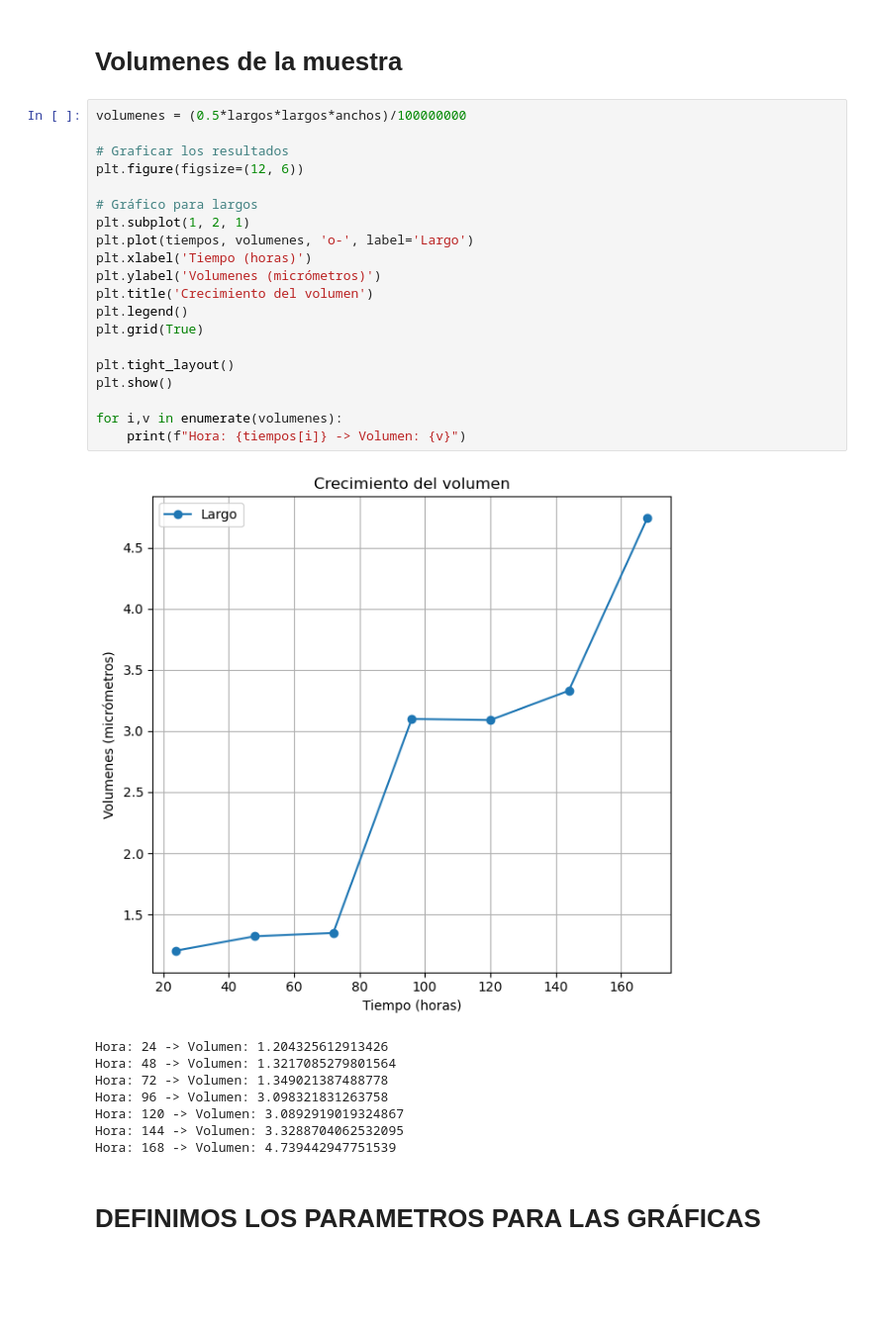
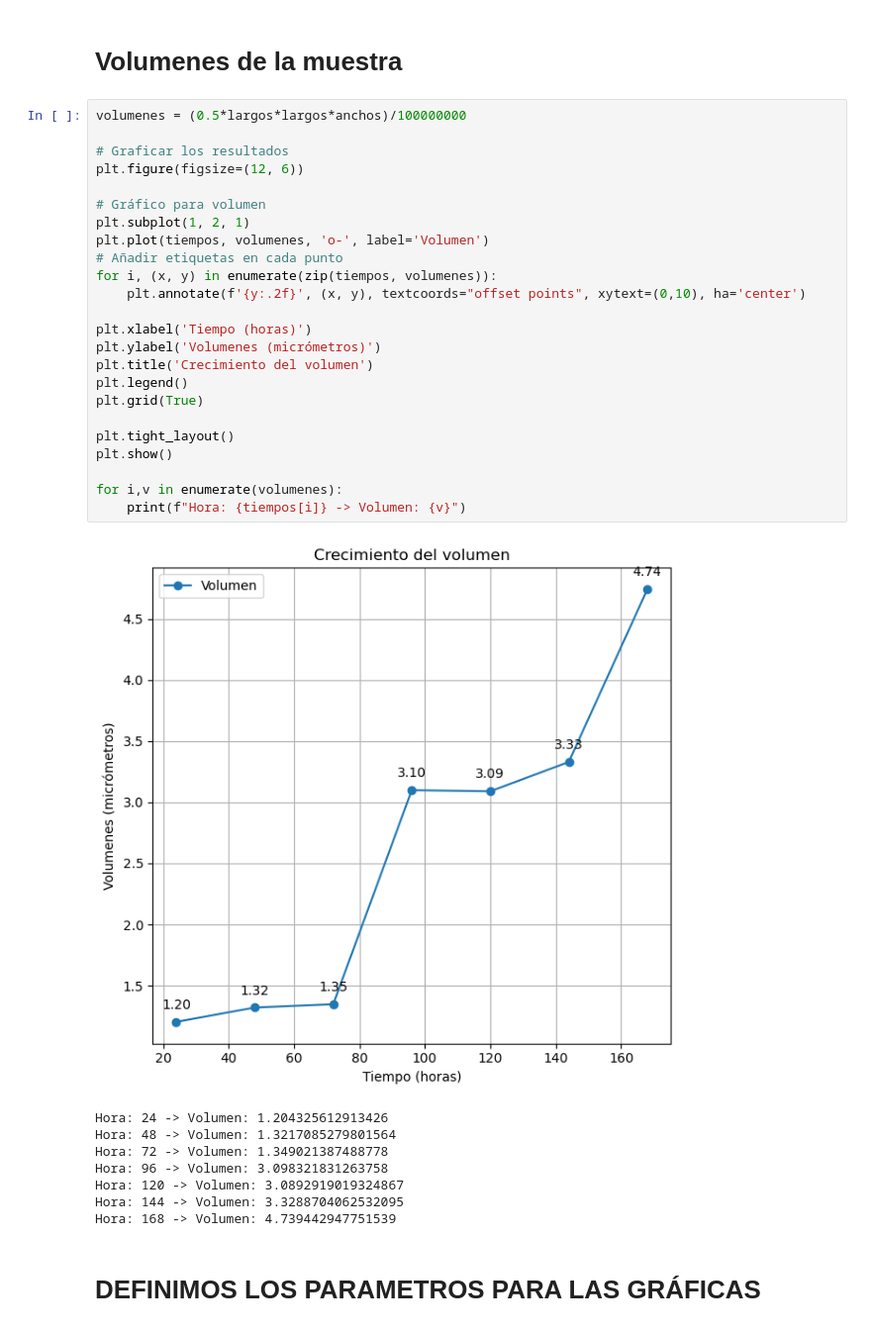
Before and after one commit to AdairPonceuwu/SferoidAnalisis, a Jupyter notebook: Crecimeinto_Esteroides.ipynb, the cells around one changed output. Shown: that part at 99% size. Cells and saved outputs as stored; diff of their text form; blank space fills up the shorter version.

Commit message:
Modificando gráfica de volumen

```diff
--- a/Crecimeinto_Esteroides.ipynb
+++ b/Crecimeinto_Esteroides.ipynb
@@ -141,25 +141,29 @@ Tiempo: 168 horas -> Largo: 1072.30 µm, Ancho: 824.37 µm
 # %%
 volumenes = (0.5*largos*largos*anchos)/100000000
 
 # Graficar los resultados
 plt.figure(figsize=(12, 6))
 
-# Gráfico para largos
+# Gráfico para volumen
 plt.subplot(1, 2, 1)
-plt.plot(tiempos, volumenes, 'o-', label='Largo')
+plt.plot(tiempos, volumenes, 'o-', label='Volumen')
+# Añadir etiquetas en cada punto
+for i, (x, y) in enumerate(zip(tiempos, volumenes)):
+    plt.annotate(f'{y:.2f}', (x, y), textcoords="offset points", xytext=(0,10), ha='center')
+
 plt.xlabel('Tiempo (horas)')
 plt.ylabel('Volumenes (micrómetros)')
 plt.title('Crecimiento del volumen')
 plt.legend()
 plt.grid(True)
 
 plt.tight_layout()
 plt.show()
 
 for i,v in enumerate(volumenes):
     print(f"Hora: {tiempos[i]} -> Volumen: {v}")
 # %% [output]
-[figure, old version]
+[figure, new version]
 Hora: 24 -> Volumen: 1.204325612913426
 Hora: 48 -> Volumen: 1.3217085279801564
 Hora: 72 -> Volumen: 1.349021387488778
```
